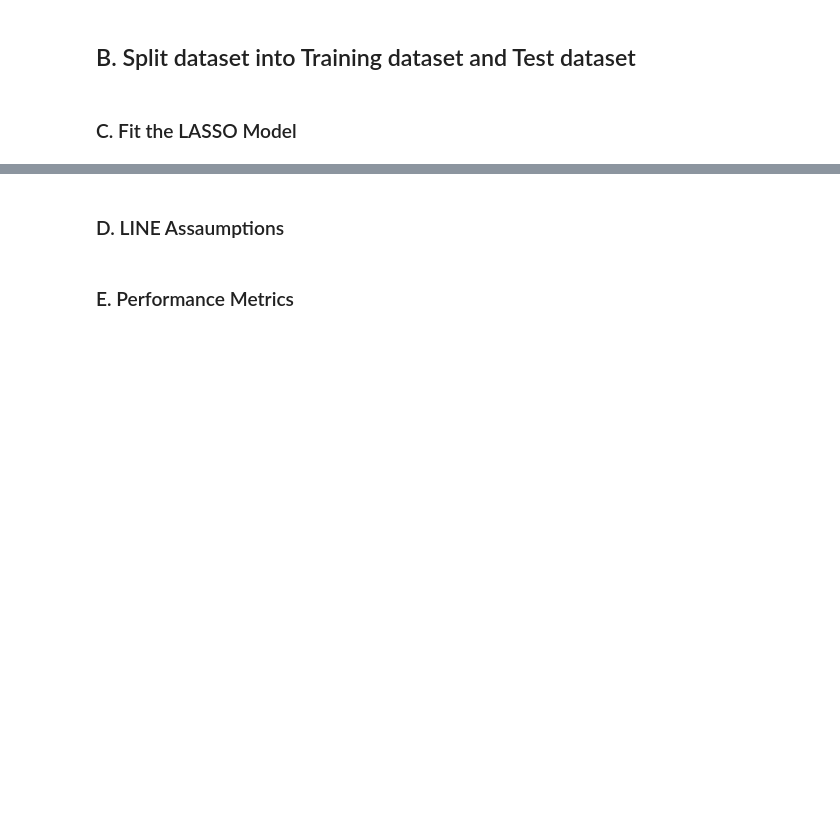
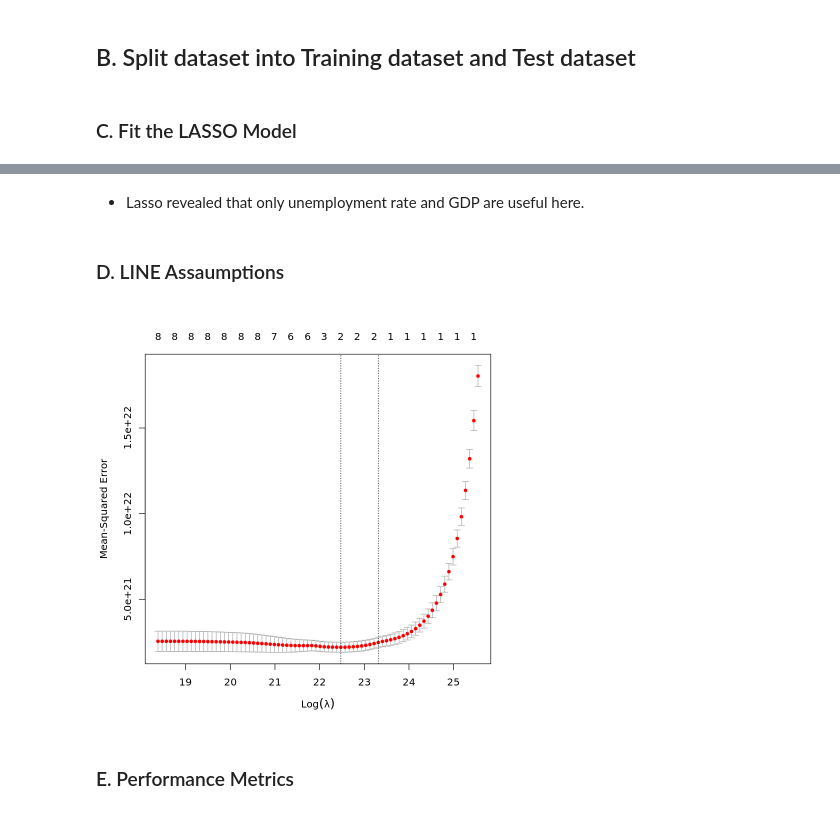
Before and after one commit to nzarama-kouadio/DUKE_MIDS_QFC_Final_Project, a Jupyter notebook: model_prediction/prophet_model.ipynb, the cells around one changed output, grey strips where cells are left out. Cells and saved outputs as stored; diff of their text form; code cells hidden in the pictures; blank space fills up the shorter version.

Commit message:
lasso features done

```diff
--- a/model_prediction/prophet_model.ipynb
+++ b/model_prediction/prophet_model.ipynb
@@ -546,3 +566,17 @@ test_data_scaled <- test_data_regressor
 test_data_scaled[, regressors_col] <- predict(pre_process_data, test_data_regressor[, regressors_col])
 # %% [markdown]
 ### C. Fit the LASSO Model
+# %%
+# Create matrices for modeling for training data
+
+X_train_lasso <- as.matrix(train_data_scaled[, regressors_col])
+X_train_lasso[is.na(X_train_lasso)] <- 0 # fill the mssing value with 0
+y_train_lasso <- train_data_scaled$deposits
+
+# Create matrices for modeling for testing data
+X_test_lasso <- as.matrix(test_data_scaled[, regressors_col])
+y_test_lasso <- test_data_scaled$deposits
+# %%
+# Fit the lasso_model
+lasso_model <- cv.glmnet(X_train_lasso, y_train_lasso, alpha = 1)
+summary(lasso_model)
@@ -549,4 +639,10 @@ test_data_scaled[, regressors_col] <- predict(pre_process_data, test_data_regres
+# %% [markdown]
+- Lasso revealed that only unemployment rate and GDP are useful here.
 # %% [markdown]
 ### D. LINE Assaumptions
+# %%
+plot(lasso_model)
+# %% [output]
+[figure, added]
 # %% [markdown]
 ### E. Performance Metrics
```
Also changed, not shown: parts of 9 cells of this notebook.
